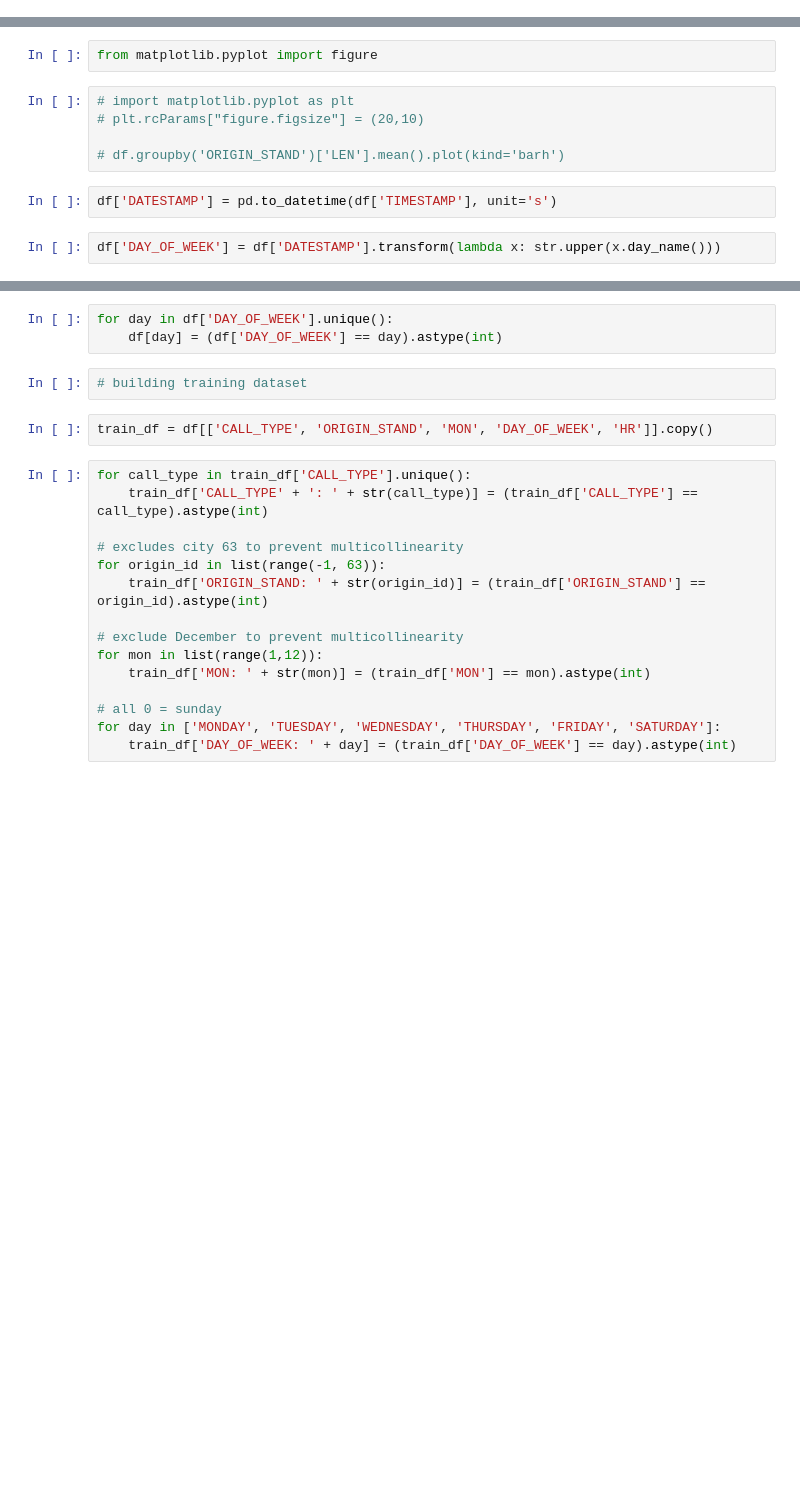
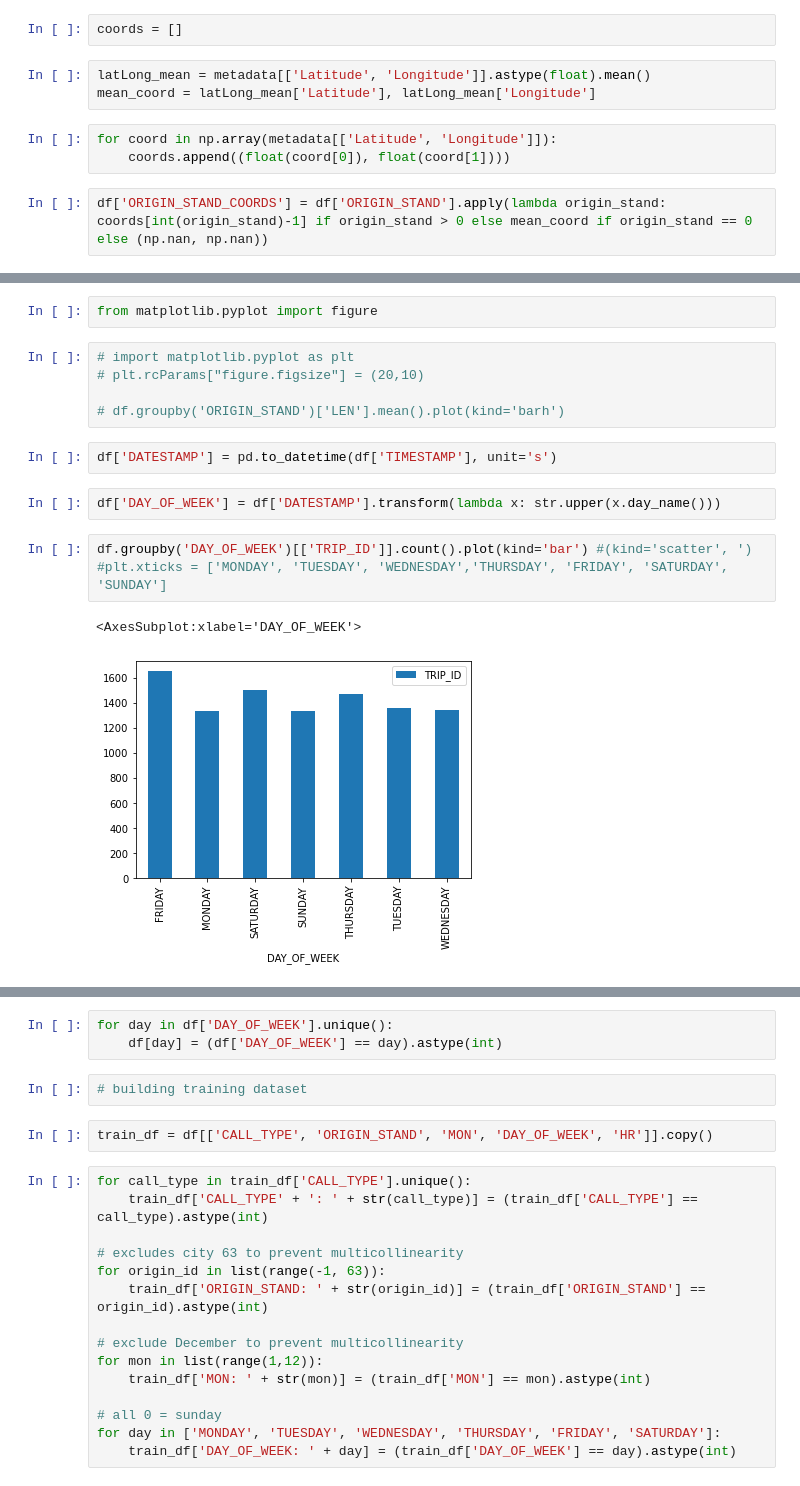
Before and after one commit to sunwoo604/cse151bcomp, a Jupyter notebook: competition.ipynb, the cells around one changed output, grey strips where cells are left out. Cells and saved outputs as stored; diff of their text form; blank space fills up the shorter version.

```diff
--- a/competition.ipynb
+++ b/competition.ipynb
@@ -61,3 +64,13 @@ df.loc[df['CALL_TYPE'] == 3, 'ORIGIN_STAND'] = -1
 # %%
 #df.groupby('CALL_TYPE')['LEN'].mean().plot(kind='bar', ylabel='MEAN LEN')
+# %%
+coords = []
+# %%
+latLong_mean = metadata[['Latitude', 'Longitude']].astype(float).mean()
+mean_coord = latLong_mean['Latitude'], latLong_mean['Longitude']
+# %%
+for coord in np.array(metadata[['Latitude', 'Longitude']]):
+    coords.append((float(coord[0]), float(coord[1])))
+# %%
+df['ORIGIN_STAND_COORDS'] = df['ORIGIN_STAND'].apply(lambda origin_stand: coords[int(origin_stand)-1] if origin_stand > 0 else mean_coord if origin_stand == 0 else (np.nan, np.nan))
 # %%
@@ -86,3 +135,9 @@ from matplotlib.pyplot import figure
 df['DATESTAMP'] = pd.to_datetime(df['TIMESTAMP'], unit='s')
 # %%
 df['DAY_OF_WEEK'] = df['DATESTAMP'].transform(lambda x: str.upper(x.day_name()))
+# %%
+df.groupby('DAY_OF_WEEK')[['TRIP_ID']].count().plot(kind='bar') #(kind='scatter', ')
+#plt.xticks = ['MONDAY', 'TUESDAY', 'WEDNESDAY','THURSDAY', 'FRIDAY', 'SATURDAY', 'SUNDAY']
+# %% [output]
+<AxesSubplot:xlabel='DAY_OF_WEEK'>
+[figure, added]
```
Also changed, not shown: parts of 20 cells of this notebook.
